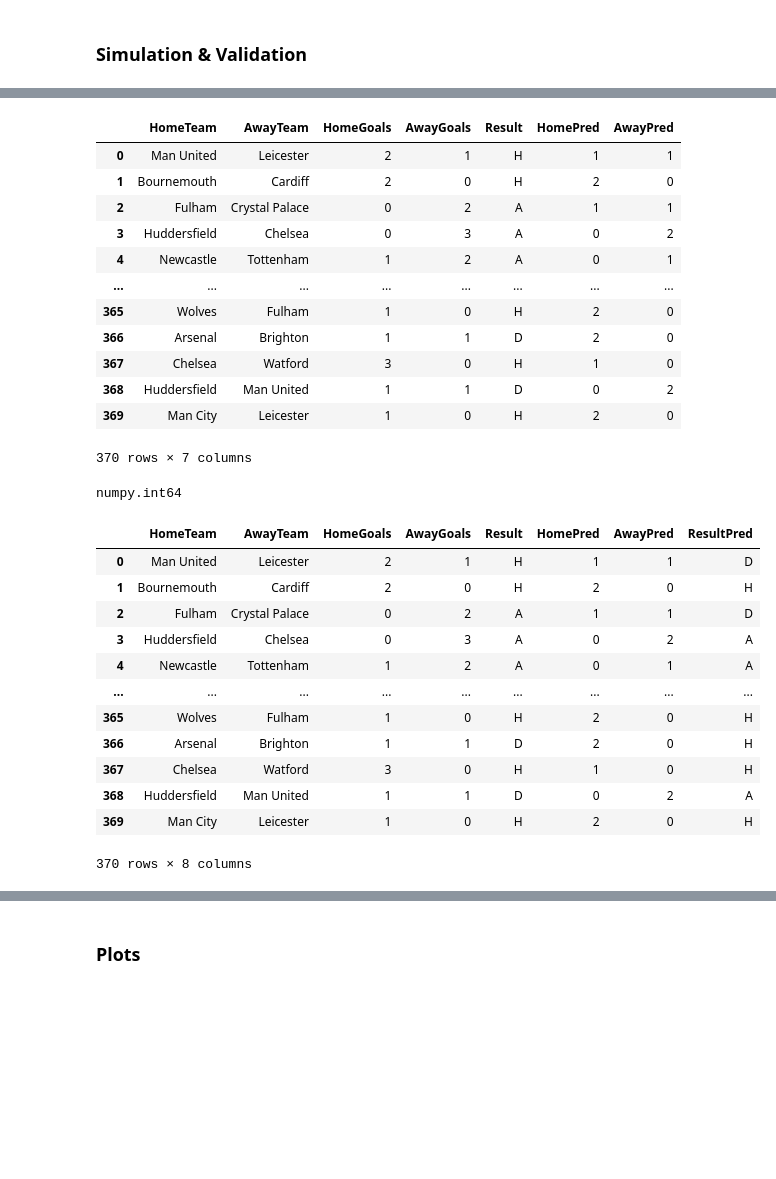
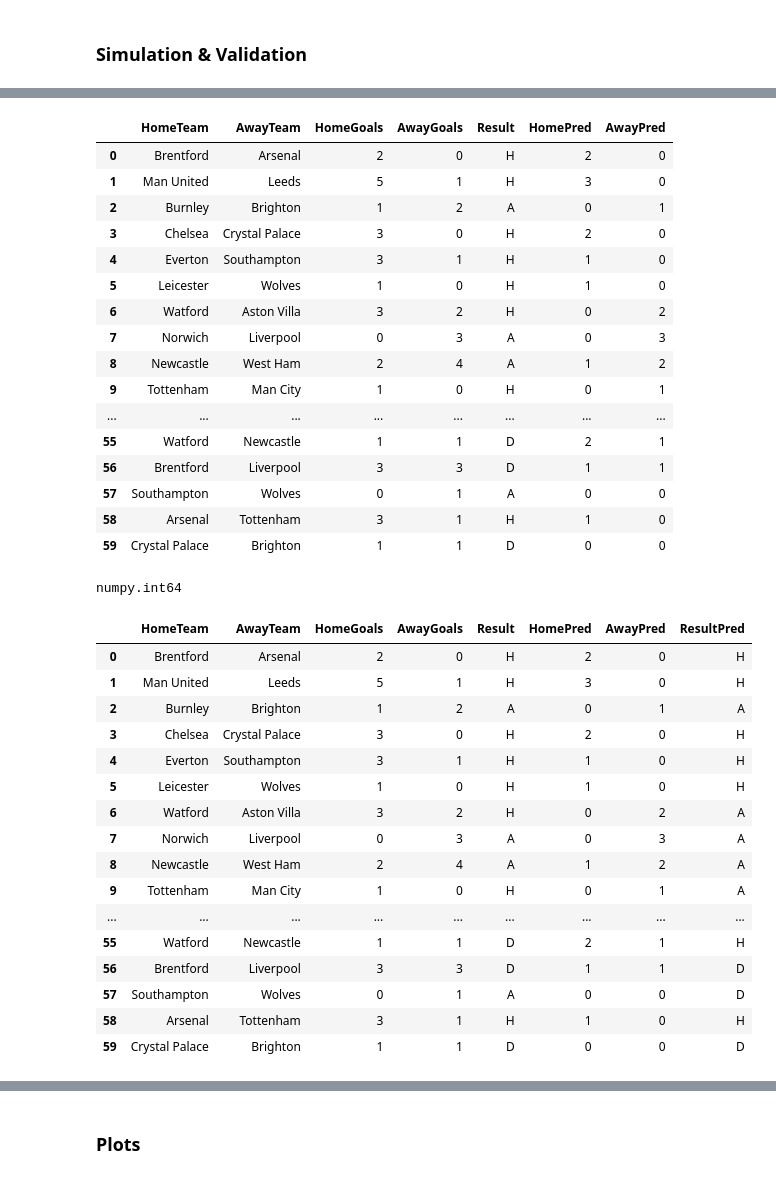
Before and after one commit to roncv/FootballForecasting, a Jupyter notebook: FootballForecasting.ipynb, the cells around one changed output, grey strips where cells are left out. Saved outputs shown, nothing was run; the diff lists cells and outputs as text; code cells hidden in the pictures; blank space fills up the shorter version.

```diff
--- a/FootballForecasting.ipynb
+++ b/FootballForecasting.ipynb
@@ -68,9 +72,9 @@ skellam.pmf(0.0,  epl_1819.mean()[0],  epl_1819.mean()[1])
 # %%
 # Prepare the dataset
 # Separate home and away teams/goals - then concatenate
-goal_model_data = pd.concat([epl_1819[['HomeTeam','AwayTeam','HomeGoals']].assign(home=1).rename(
+goal_model_data = pd.concat([epl_2122[['HomeTeam','AwayTeam','HomeGoals']].assign(home=1).rename(
             columns={'HomeTeam':'team', 'AwayTeam':'opponent','HomeGoals':'goals'}),
-           epl_1819[['AwayTeam','HomeTeam','AwayGoals']].assign(home=0).rename(
+           epl_2122[['AwayTeam','HomeTeam','AwayGoals']].assign(home=0).rename(
             columns={'AwayTeam':'team', 'HomeTeam':'opponent','AwayGoals':'goals'})])
 # %%
 # Building the model
@@ -220,20 +224,24 @@ def simulate_test(x):
 
     return(data)
 
-epl_1819_post = simulate_test(epl_1819)
-epl_1819_post
+epl_2122_post = simulate_test(epl_2122)
+epl_2122_post
 # %% [output]
 |  | HomeTeam | AwayTeam | HomeGoals | AwayGoals | Result | HomePred | AwayPred |
-| 0 | Man United | Leicester | 2 | 1 | H | 1 | 1 |
-| 1 | Bournemouth | Cardiff | 2 | 0 | H | 2 | 0 |
-| 2 | Fulham | Crystal Palace | 0 | 2 | A | 1 | 1 |
-| 3 | Huddersfield | Chelsea | 0 | 3 | A | 0 | 2 |
-| 4 | Newcastle | Tottenham | 1 | 2 | A | 0 | 1 |
+| 0 | Brentford | Arsenal | 2 | 0 | H | 2 | 0 |
+| 1 | Man United | Leeds | 5 | 1 | H | 3 | 0 |
+| 2 | Burnley | Brighton | 1 | 2 | A | 0 | 1 |
+| 3 | Chelsea | Crystal Palace | 3 | 0 | H | 2 | 0 |
+| 4 | Everton | Southampton | 3 | 1 | H | 1 | 0 |
+| 5 | Leicester | Wolves | 1 | 0 | H | 1 | 0 |
+| 6 | Watford | Aston Villa | 3 | 2 | H | 0 | 2 |
+| 7 | Norwich | Liverpool | 0 | 3 | A | 0 | 3 |
+| 8 | Newcastle | West Ham | 2 | 4 | A | 1 | 2 |
+| 9 | Tottenham | Man City | 1 | 0 | H | 0 | 1 |
 | ... | ... | ... | ... | ... | ... | ... | ... |
-| 365 | Wolves | Fulham | 1 | 0 | H | 2 | 0 |
-| 366 | Arsenal | Brighton | 1 | 1 | D | 2 | 0 |
-| 367 | Chelsea | Watford | 3 | 0 | H | 1 | 0 |
-| 368 | Huddersfield | Man United | 1 | 1 | D | 0 | 2 |
-| 369 | Man City | Leicester | 1 | 0 | H | 2 | 0 |
+| 55 | Watford | Newcastle | 1 | 1 | D | 2 | 1 |
+| 56 | Brentford | Liverpool | 3 | 3 | D | 1 | 1 |
+| 57 | Southampton | Wolves | 0 | 1 | A | 0 | 0 |
+| 58 | Arsenal | Tottenham | 3 | 1 | H | 1 | 0 |
+| 59 | Crystal Palace | Brighton | 1 | 1 | D | 0 | 0 |
-370 rows × 7 columns
 # %%
@@ -295,20 +303,41 @@ def update_df_correct(data):
     data = pd.concat([data, pd.Series(correctScore)], axis=1).rename({0: 'correctScore'}, axis =1)
 
     return data
+# %%
+# NEW FUNCTION
+# ReRun and validate functionality
+
+def update_df_result(data):
+    # Binary array H=1 , notH = 0
+    home_win = (data['HomePred']>data['AwayPred']).astype(int)
+    # Binary array A=2 , notA = 0
+    away_win = 2*(data['HomePred']<data['AwayPred']).astype(int)
+    # Binary array D=2 , notD = 0
+    draw = 3*(data['HomePred']==data['AwayPred']).astype(int)
+
+    # Mapping 1,2,3 as 'H','A', 'D' respectively
+    data['ResultPred'] = (home_win + away_win + draw).map({1:'H',
+                                                           2:'A',
+                                                           3:'D'})
+    return data
 # %%
-update_df_result(epl_1819_post)
+update_df_result(epl_2122_post)
 # %% [output]
 |  | HomeTeam | AwayTeam | HomeGoals | AwayGoals | Result | HomePred | AwayPred | ResultPred |
-| 0 | Man United | Leicester | 2 | 1 | H | 1 | 1 | D |
-| 1 | Bournemouth | Cardiff | 2 | 0 | H | 2 | 0 | H |
-| 2 | Fulham | Crystal Palace | 0 | 2 | A | 1 | 1 | D |
-| 3 | Huddersfield | Chelsea | 0 | 3 | A | 0 | 2 | A |
-| 4 | Newcastle | Tottenham | 1 | 2 | A | 0 | 1 | A |
+| 0 | Brentford | Arsenal | 2 | 0 | H | 2 | 0 | H |
+| 1 | Man United | Leeds | 5 | 1 | H | 3 | 0 | H |
+| 2 | Burnley | Brighton | 1 | 2 | A | 0 | 1 | A |
+| 3 | Chelsea | Crystal Palace | 3 | 0 | H | 2 | 0 | H |
+| 4 | Everton | Southampton | 3 | 1 | H | 1 | 0 | H |
+| 5 | Leicester | Wolves | 1 | 0 | H | 1 | 0 | H |
+| 6 | Watford | Aston Villa | 3 | 2 | H | 0 | 2 | A |
+| 7 | Norwich | Liverpool | 0 | 3 | A | 0 | 3 | A |
+| 8 | Newcastle | West Ham | 2 | 4 | A | 1 | 2 | A |
+| 9 | Tottenham | Man City | 1 | 0 | H | 0 | 1 | A |
 | ... | ... | ... | ... | ... | ... | ... | ... | ... |
-| 365 | Wolves | Fulham | 1 | 0 | H | 2 | 0 | H |
-| 366 | Arsenal | Brighton | 1 | 1 | D | 2 | 0 | H |
-| 367 | Chelsea | Watford | 3 | 0 | H | 1 | 0 | H |
-| 368 | Huddersfield | Man United | 1 | 1 | D | 0 | 2 | A |
-| 369 | Man City | Leicester | 1 | 0 | H | 2 | 0 | H |
+| 55 | Watford | Newcastle | 1 | 1 | D | 2 | 1 | H |
+| 56 | Brentford | Liverpool | 3 | 3 | D | 1 | 1 | D |
+| 57 | Southampton | Wolves | 0 | 1 | A | 0 | 0 | D |
+| 58 | Arsenal | Tottenham | 3 | 1 | H | 1 | 0 | H |
+| 59 | Crystal Palace | Brighton | 1 | 1 | D | 0 | 0 | D |
-370 rows × 8 columns
 # %%
```
Also changed, not shown: parts of 27 cells of this notebook, 3 other files.
